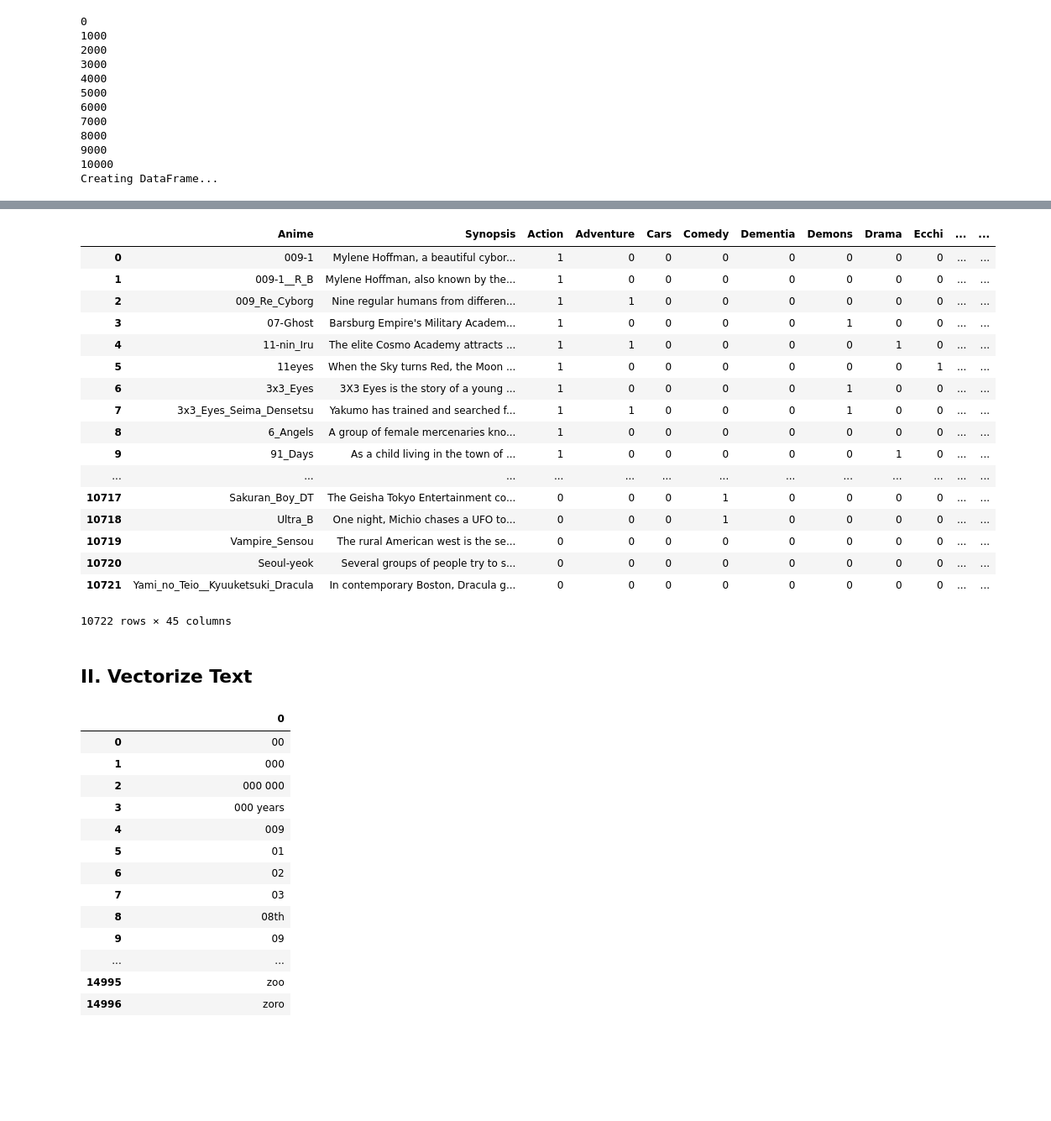
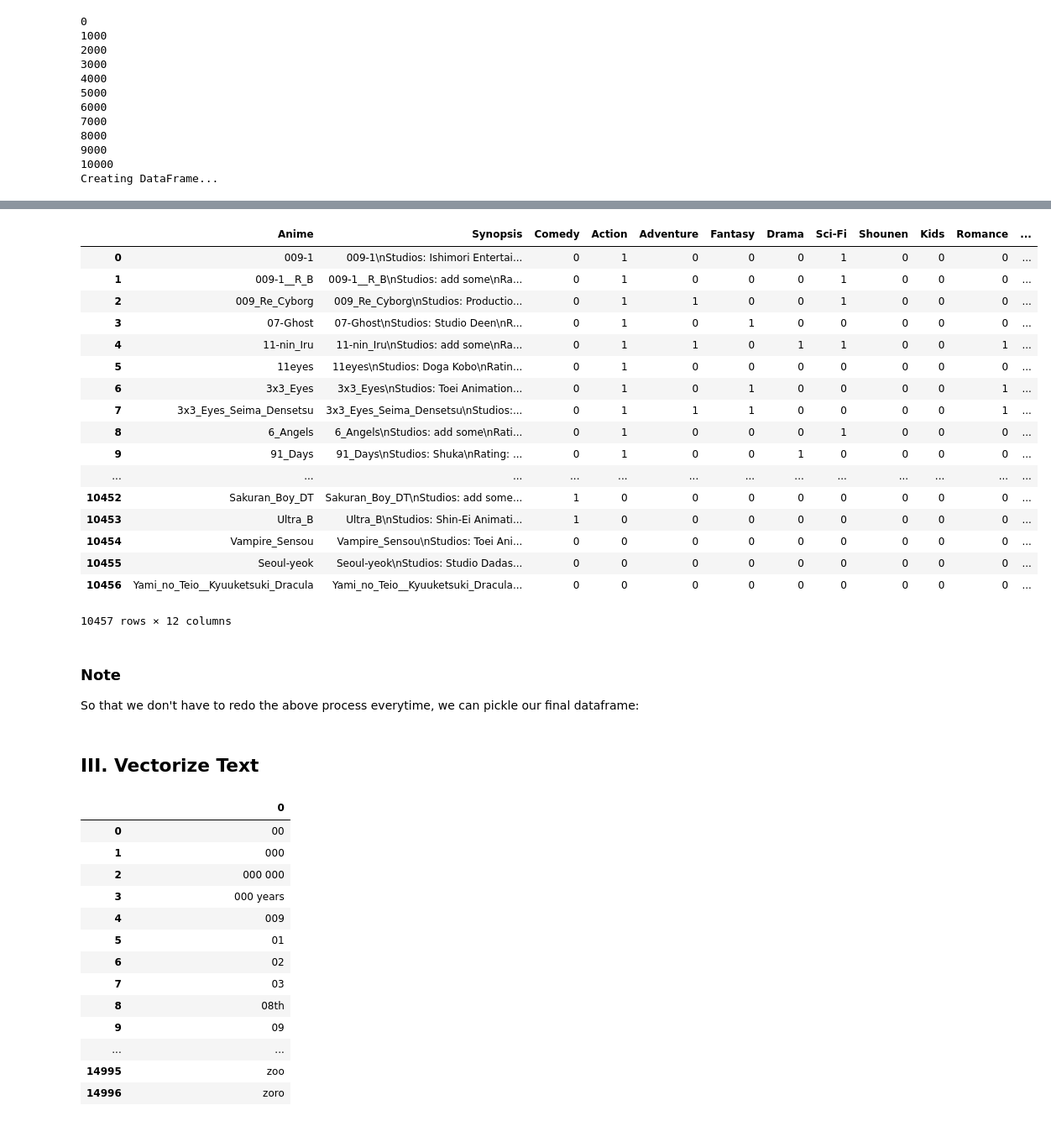
Before and after one commit to kurtisdavid/animeSynopsisClassifier, a Jupyter notebook: AnimeSynopsisClassifier.ipynb, the cells around one changed output, grey strips where cells are left out. Shown: that part at 84% size. Cells and saved outputs as stored; diff of their text form; code cells hidden in the pictures; blank space fills up the shorter version.

```diff
--- a/AnimeSynopsisClassifier.ipynb
+++ b/AnimeSynopsisClassifier.ipynb
@@ -138,0 +228,4 @@ df
+# %%
+sorted_vals = sorted(genre_counts.items(), key=lambda x: x[1], reverse = True)
+chosen_genres = [genre for genre,count in sorted_vals[:10]]
+chosen_genres
@@ -139,3 +243,30 @@ df
+# %%
+new_columns = ['Anime', 'Synopsis'] + chosen_genres
+df = df[new_columns]
+df
+# %% [output]
+|  | Anime | Synopsis | Comedy | Action | Adventure | Fantasy | Drama | Sci-Fi | Shounen | Kids | Romance | ... |
+| 0 | 009-1 | 009-1\nStudios: Ishimori Entertai... | 0 | 1 | 0 | 0 | 0 | 1 | 0 | 0 | 0 | ... |
+| 1 | 009-1__R_B | 009-1__R_B\nStudios: add some\nRa... | 0 | 1 | 0 | 0 | 0 | 1 | 0 | 0 | 0 | ... |
+| 2 | 009_Re_Cyborg | 009_Re_Cyborg\nStudios: Productio... | 0 | 1 | 1 | 0 | 0 | 1 | 0 | 0 | 0 | ... |
+| 3 | 07-Ghost | 07-Ghost\nStudios: Studio Deen\nR... | 0 | 1 | 0 | 1 | 0 | 0 | 0 | 0 | 0 | ... |
+| 4 | 11-nin_Iru | 11-nin_Iru\nStudios: add some\nRa... | 0 | 1 | 1 | 0 | 1 | 1 | 0 | 0 | 1 | ... |
+| 5 | 11eyes | 11eyes\nStudios: Doga Kobo\nRatin... | 0 | 1 | 0 | 0 | 0 | 0 | 0 | 0 | 0 | ... |
+| 6 | 3x3_Eyes | 3x3_Eyes\nStudios: Toei Animation... | 0 | 1 | 0 | 1 | 0 | 0 | 0 | 0 | 1 | ... |
+| 7 | 3x3_Eyes_Seima_Densetsu | 3x3_Eyes_Seima_Densetsu\nStudios:... | 0 | 1 | 1 | 1 | 0 | 0 | 0 | 0 | 1 | ... |
+| 8 | 6_Angels | 6_Angels\nStudios: add some\nRati... | 0 | 1 | 0 | 0 | 0 | 1 | 0 | 0 | 0 | ... |
+| 9 | 91_Days | 91_Days\nStudios: Shuka\nRating: ... | 0 | 1 | 0 | 0 | 1 | 0 | 0 | 0 | 0 | ... |
+| ... | ... | ... | ... | ... | ... | ... | ... | ... | ... | ... | ... | ... |
+| 10452 | Sakuran_Boy_DT | Sakuran_Boy_DT\nStudios: add some... | 1 | 0 | 0 | 0 | 0 | 0 | 0 | 0 | 0 | ... |
+| 10453 | Ultra_B | Ultra_B\nStudios: Shin-Ei Animati... | 1 | 0 | 0 | 0 | 0 | 0 | 0 | 0 | 0 | ... |
+| 10454 | Vampire_Sensou | Vampire_Sensou\nStudios: Toei Ani... | 0 | 0 | 0 | 0 | 0 | 0 | 0 | 0 | 0 | ... |
+| 10455 | Seoul-yeok | Seoul-yeok\nStudios: Studio Dadas... | 0 | 0 | 0 | 0 | 0 | 0 | 0 | 0 | 0 | ... |
+| 10456 | Yami_no_Teio__Kyuuketsuki_Dracula | Yami_no_Teio__Kyuuketsuki_Dracula... | 0 | 0 | 0 | 0 | 0 | 0 | 0 | 0 | 0 | ... |
+10457 rows × 12 columns
+# %% [markdown]
+### Note
+
+So that we don't have to redo the above process everytime, we can pickle our final dataframe:
 # %%
 import pickle
 
@@ -144,29 +275,8 @@ df.to_pickle('anime_df.pkl')
 # %%
 # read in dataframe
 df = pd.read_pickle('anime_df.pkl')
-# %%
-df
-# %% [output]
-|  | Anime | Synopsis | Action | Adventure | Cars | Comedy | Dementia | Demons | Drama | Ecchi | ... | ... |
-| 0 | 009-1 | Mylene Hoffman, a beautiful cybor... | 1 | 0 | 0 | 0 | 0 | 0 | 0 | 0 | ... | ... |
-| 1 | 009-1__R_B | Mylene Hoffman, also known by the... | 1 | 0 | 0 | 0 | 0 | 0 | 0 | 0 | ... | ... |
-| 2 | 009_Re_Cyborg | Nine regular humans from differen... | 1 | 1 | 0 | 0 | 0 | 0 | 0 | 0 | ... | ... |
-| 3 | 07-Ghost | Barsburg Empire's Military Academ... | 1 | 0 | 0 | 0 | 0 | 1 | 0 | 0 | ... | ... |
-| 4 | 11-nin_Iru | The elite Cosmo Academy attracts ... | 1 | 1 | 0 | 0 | 0 | 0 | 1 | 0 | ... | ... |
-| 5 | 11eyes | When the Sky turns Red, the Moon ... | 1 | 0 | 0 | 0 | 0 | 0 | 0 | 1 | ... | ... |
-| 6 | 3x3_Eyes | 3X3 Eyes is the story of a young ... | 1 | 0 | 0 | 0 | 0 | 1 | 0 | 0 | ... | ... |
-| 7 | 3x3_Eyes_Seima_Densetsu | Yakumo has trained and searched f... | 1 | 1 | 0 | 0 | 0 | 1 | 0 | 0 | ... | ... |
-| 8 | 6_Angels | A group of female mercenaries kno... | 1 | 0 | 0 | 0 | 0 | 0 | 0 | 0 | ... | ... |
-| 9 | 91_Days | As a child living in the town of ... | 1 | 0 | 0 | 0 | 0 | 0 | 1 | 0 | ... | ... |
-| ... | ... | ... | ... | ... | ... | ... | ... | ... | ... | ... | ... | ... |
-| 10717 | Sakuran_Boy_DT | The Geisha Tokyo Entertainment co... | 0 | 0 | 0 | 1 | 0 | 0 | 0 | 0 | ... | ... |
-| 10718 | Ultra_B | One night, Michio chases a UFO to... | 0 | 0 | 0 | 1 | 0 | 0 | 0 | 0 | ... | ... |
-| 10719 | Vampire_Sensou | The rural American west is the se... | 0 | 0 | 0 | 0 | 0 | 0 | 0 | 0 | ... | ... |
-| 10720 | Seoul-yeok | Several groups of people try to s... | 0 | 0 | 0 | 0 | 0 | 0 | 0 | 0 | ... | ... |
-| 10721 | Yami_no_Teio__Kyuuketsuki_Dracula | In contemporary Boston, Dracula g... | 0 | 0 | 0 | 0 | 0 | 0 | 0 | 0 | ... | ... |
-10722 rows × 45 columns
 # %% [markdown]
-## II. Vectorize Text
+## III. Vectorize Text
 # %%
 import numpy as np
 from sklearn.model_selection import ShuffleSplit
```
Also changed, not shown: parts of 11 cells of this notebook, 1 other file.
